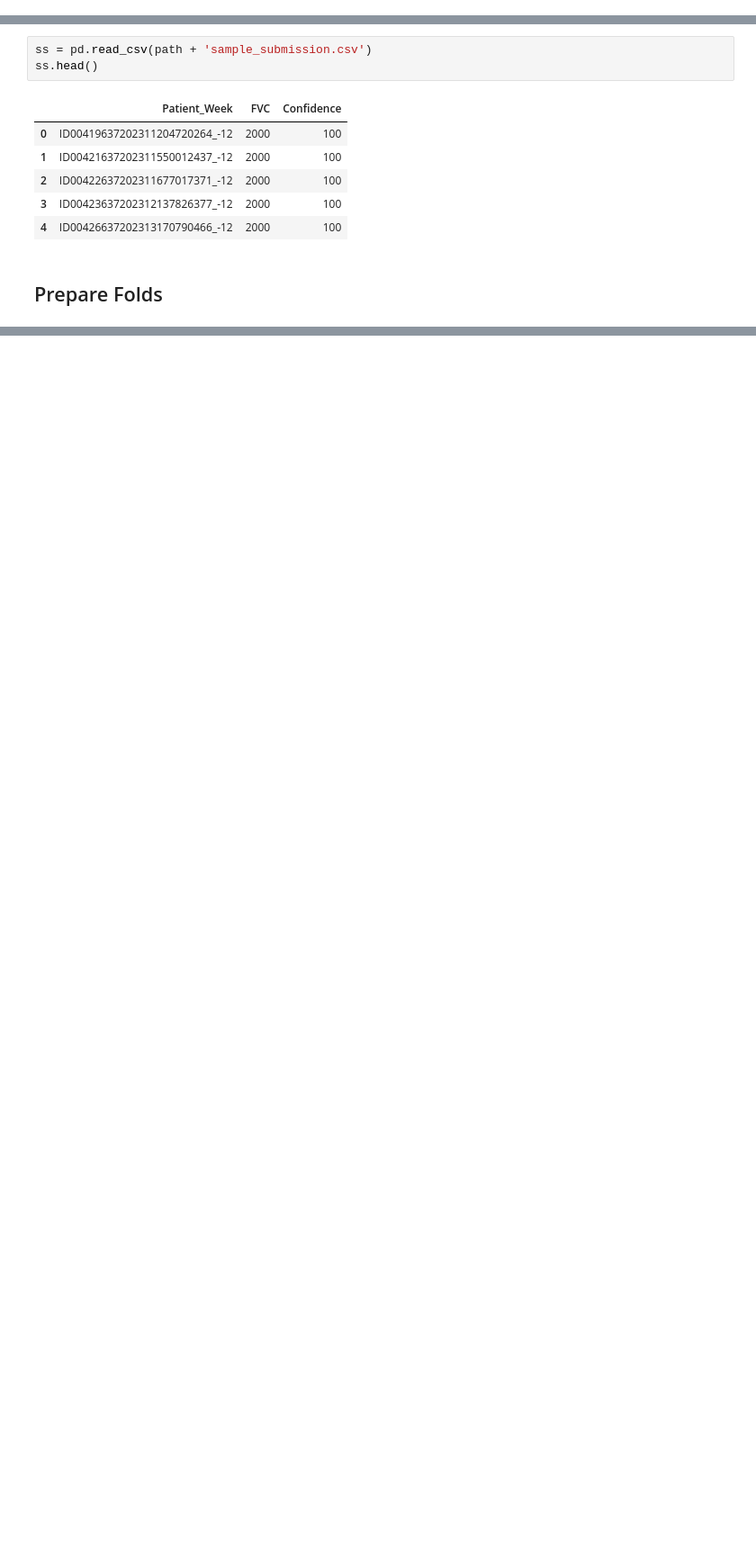
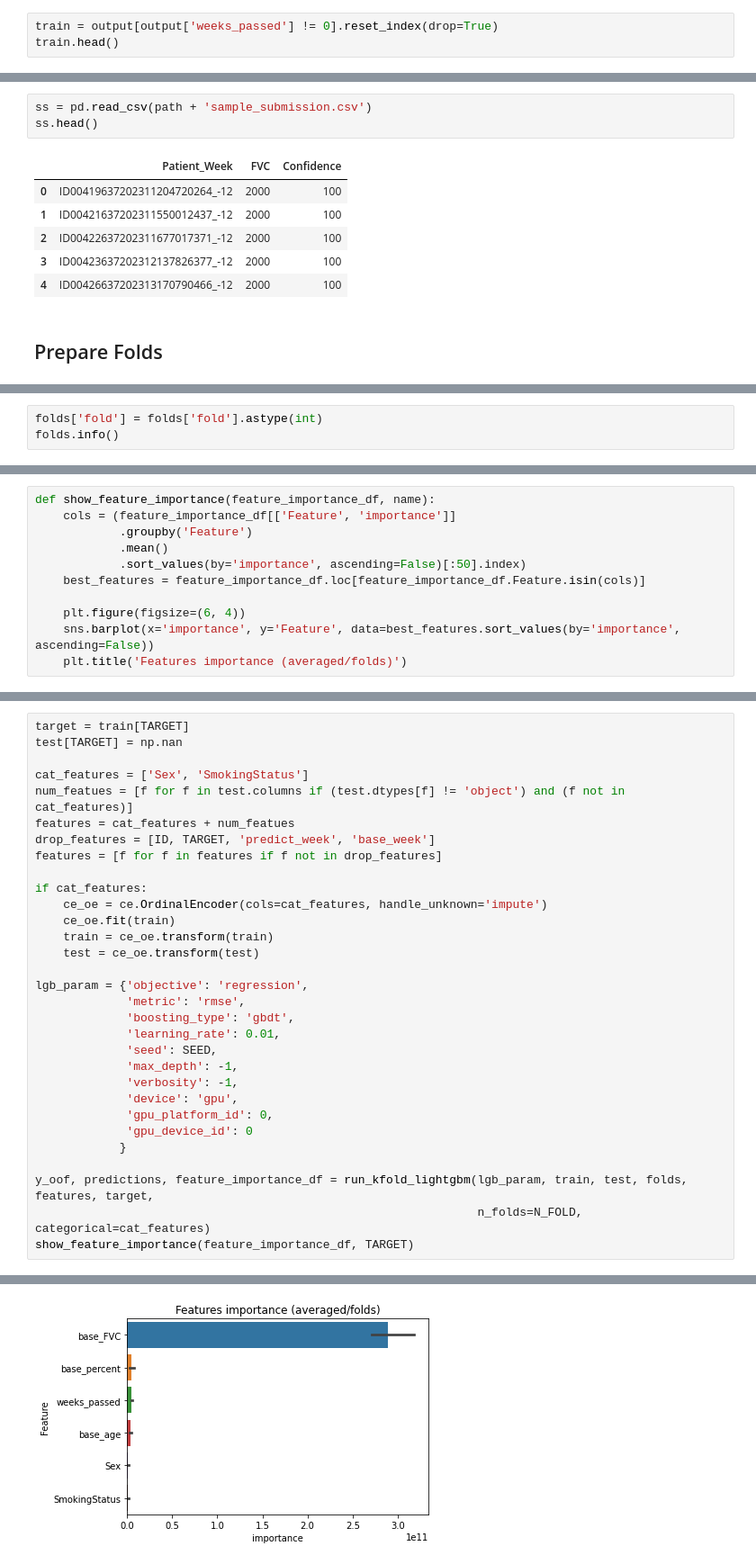
Before and after one commit to prakhar154/OSIC-Pulmonary-Fibrosis-Progression, a Jupyter notebook: models/lgbm.ipynb, the cells around one changed output, grey strips where cells are left out. Shown: that part at 90% size. Cells and saved outputs as stored; diff of their text form; blank space fills up the shorter version.

```diff
--- a/models/lgbm.ipynb
+++ b/models/lgbm.ipynb
@@ -100,0 +88,3 @@ output.head(20)
+# %%
+train = output[output['weeks_passed'] != 0].reset_index(drop=True)
+train.head()
@@ -134,0 +147,3 @@ ss.head()
+# %%
+folds['fold'] = folds['fold'].astype(int)
+folds.info()
@@ -134,0 +227,11 @@ ss.head()
+# %%
+def show_feature_importance(feature_importance_df, name):
+    cols = (feature_importance_df[['Feature', 'importance']]
+            .groupby('Feature')
+            .mean()
+            .sort_values(by='importance', ascending=False)[:50].index)
+    best_features = feature_importance_df.loc[feature_importance_df.Feature.isin(cols)]
+
+    plt.figure(figsize=(6, 4))
+    sns.barplot(x='importance', y='Feature', data=best_features.sort_values(by='importance', ascending=False))
+    plt.title('Features importance (averaged/folds)')
@@ -134,0 +240,32 @@ ss.head()
+# %%
+target = train[TARGET]
+test[TARGET] = np.nan
+
+cat_features = ['Sex', 'SmokingStatus']
+num_featues = [f for f in test.columns if (test.dtypes[f] != 'object') and (f not in cat_features)]
+features = cat_features + num_featues
+drop_features = [ID, TARGET, 'predict_week', 'base_week']
+features = [f for f in features if f not in drop_features]
+
+if cat_features:
+    ce_oe = ce.OrdinalEncoder(cols=cat_features, handle_unknown='impute')
+    ce_oe.fit(train)
+    train = ce_oe.transform(train)
+    test = ce_oe.transform(test)
+
+lgb_param = {'objective': 'regression',
+             'metric': 'rmse',
+             'boosting_type': 'gbdt',
+             'learning_rate': 0.01,
+             'seed': SEED,
+             'max_depth': -1,
+             'verbosity': -1,
+             'device': 'gpu',
+             'gpu_platform_id': 0,
+             'gpu_device_id': 0
+            }
+
+y_oof, predictions, feature_importance_df = run_kfold_lightgbm(lgb_param, train, test, folds, features, target,
+                                                               n_folds=N_FOLD, categorical=cat_features)
+show_feature_importance(feature_importance_df, TARGET)
+# %% [output]
@@ -134,0 +306 @@ ss.head()
+[figure, added]
```
Also changed, not shown: parts of 22 cells of this notebook, 1 other file.
